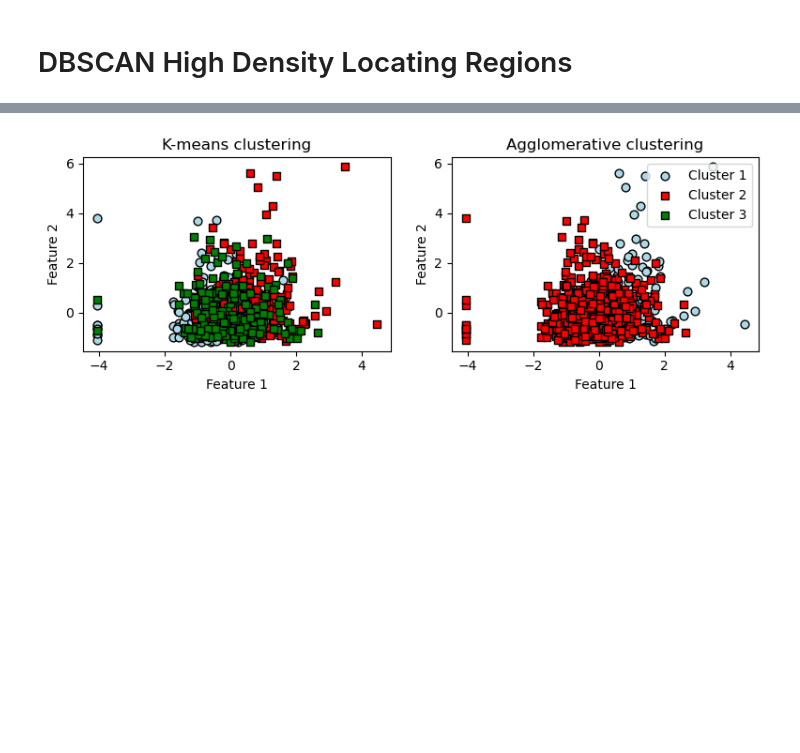
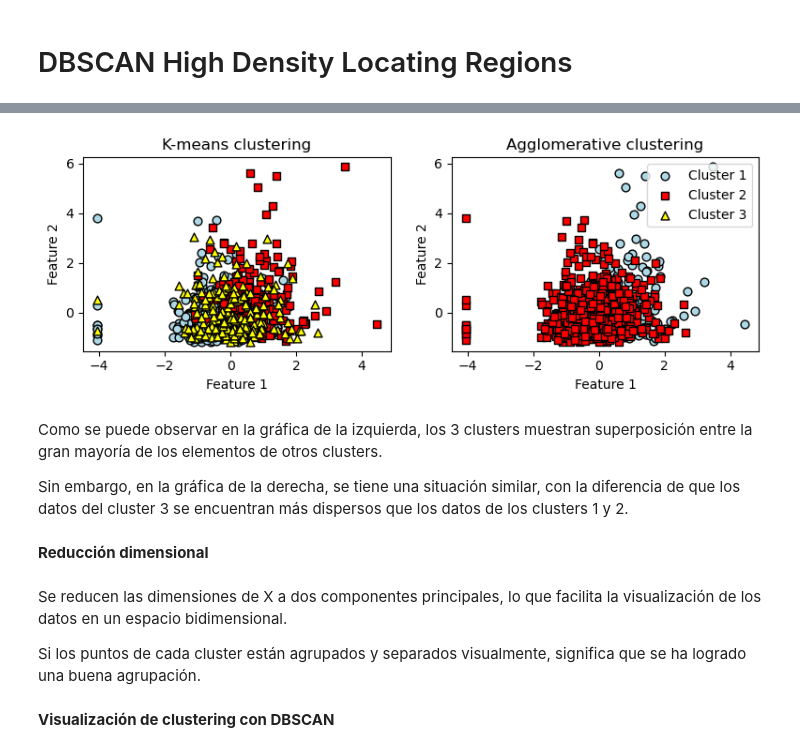
Before and after one commit to aleon2020/AA_2024-2025, a Jupyter notebook: Códigos Libro/ex_final_2024-2025/dbscan.ipynb, the cells around one changed output, grey strips where cells are left out. Cells and saved outputs as stored; diff of their text form; code cells hidden in the pictures; blank space fills up the shorter version.

```diff
--- a/Códigos Libro/ex_final_2024-2025/dbscan.ipynb
+++ b/Códigos Libro/ex_final_2024-2025/dbscan.ipynb
@@ -34,7 +30,4 @@ X, y = df.iloc[:, 0:-1].values, df.iloc[:, -1].values # Target variable is the f
 # %%
-sc = StandardScaler()
-X = sc.fit_transform(X)
-
 f, (ax1, ax2) = plt.subplots(1, 2, figsize=(8, 3))
 km = KMeans(n_clusters=3, random_state=0)
 y_km = km.fit_predict(X)
@@ -45,7 +38,6 @@ ax1.scatter(X[y_km == 0, 0],
             marker='o',
             s=40,
             label='cluster 1')
-
 ax1.scatter(X[y_km == 1, 0],
             X[y_km == 1, 1],
             c='red',
@@ -53,15 +45,13 @@ ax1.scatter(X[y_km == 1, 0],
             marker='s',
             s=40,
             label='cluster 2')
-
 ax1.scatter(X[y_km == 2, 0],
             X[y_km == 2, 1],
-            c='green',
+            c='yellow',
             edgecolor='black',
-            marker='s',
+            marker='^',
             s=40,
             label='cluster 3')
-
 ax1.set_title('K-means clustering')
 ax1.set_xlabel('Feature 1')
 ax1.set_ylabel('Feature 2')
@@ -69,36 +59,43 @@ ax1.set_ylabel('Feature 2')
 ac = AgglomerativeClustering(n_clusters=2,
                              metric='euclidean',
                              linkage='complete')
 y_ac = ac.fit_predict(X)
 ax2.scatter(X[y_ac == 0, 0],
             X[y_ac == 0, 1],
             c='lightblue',
             edgecolor='black',
             marker='o',
             s=40,
             label='Cluster 1')
-
 ax2.scatter(X[y_ac == 1, 0],
             X[y_ac == 1, 1],
             c='red',
             edgecolor='black',
             marker='s',
             s=40,
             label='Cluster 2')
-
 ax2.scatter(X[y_ac == 2, 0],
             X[y_ac == 2, 1],
-            c='green',
+            c='yellow',
             edgecolor='black',
-            marker='s',
+            marker='^',
             s=40,
             label='Cluster 3')
-
 ax2.set_title('Agglomerative clustering')
 ax2.set_xlabel('Feature 1')
 ax2.set_ylabel('Feature 2')
 plt.legend()
 plt.tight_layout()
 plt.show()
 # %% [output]
-[figure, old version]
+[figure, new version]
+# %% [markdown]
+Como se puede observar en la gráfica de la izquierda, los 3 clusters muestran superposición entre la gran mayoría de los elementos de otros clusters.
+
+Sin embargo, en la gráfica de la derecha, se tiene una situación similar, con la diferencia de que los datos del cluster 3 se encuentran más dispersos que los datos de los clusters 1 y 2.
+# %% [markdown]
+**Reducción dimensional**
+# %% [markdown]
+Se reducen las dimensiones de X a dos componentes principales, lo que facilita la visualización de los datos en un espacio bidimensional.
+
+Si los puntos de cada cluster están agrupados y separados visualmente, significa que se ha logrado una buena agrupación.
@@ -104,0 +106,2 @@ plt.show()
+# %% [markdown]
+**Visualización de clustering con DBSCAN**
```
Also changed, not shown: parts of 14 cells of this notebook.
